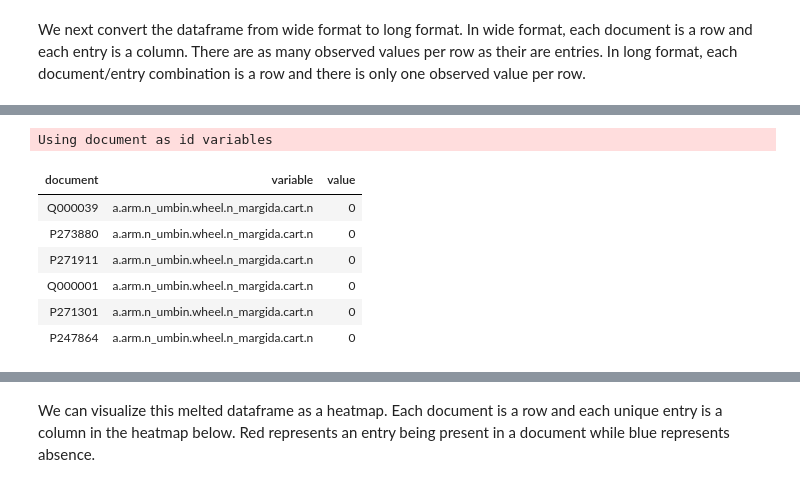
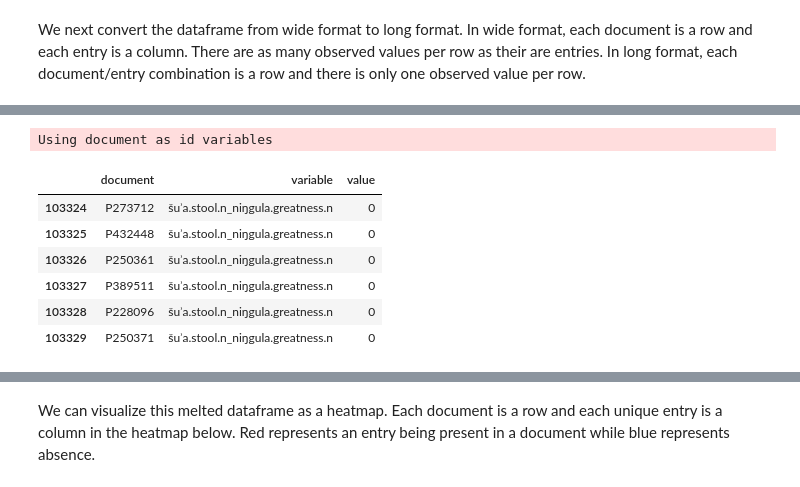
Before and after one commit to ErinBecker/digital-humanities-phylogenetics, a Jupyter notebook: scripts/05_analyze_DTM_R.ipynb, the cells around one changed output, grey strips where cells are left out. Saved outputs shown, nothing was run; the diff lists cells and outputs as text; code cells hidden in the pictures.

```diff
--- a/scripts/05_analyze_DTM_R.ipynb
+++ b/scripts/05_analyze_DTM_R.ipynb
@@ -387,3 +383,7 @@ dim(dtm_df)
 [1]  139 2403
 # %% [markdown]
 Our next step is to compare this presence/absence distribution of entries across documents to understand which documents are most similar to one another at the entry level. First we will perform a few clean-up steps to get the data into the correct format to build a distance matrix.
+# %%
+# add back in num_entries column
+dtm_df$num_entries = rowSums(dtm_df[1:cols_to_sum])
+head(dtm_df["num_entries"])
@@ -389,0 +398,6 @@ Our next step is to compare this presence/absence distribution of entries across
+# %%
+# include only texts with at least 10 entries
+# to see if the patterns make sense before adding shorter texts
+
+dtm_df = dtm_df[which(dtm_df$num_entries >= 10),]
+dim(dtm_df)
@@ -401,12 +431,12 @@ We next convert the dataframe from wide format to long format. In wide format, e
 # %%
 melted_dtm_df = melt(dtm_df)
-head(melted_dtm_df)
+tail(melted_dtm_df)
 # %% [output]
 Using document as id variables
-| document | variable | value |
-| Q000039 | a.arm.n_umbin.wheel.n_margida.cart.n | 0 |
-| P273880 | a.arm.n_umbin.wheel.n_margida.cart.n | 0 |
-| P271911 | a.arm.n_umbin.wheel.n_margida.cart.n | 0 |
-| Q000001 | a.arm.n_umbin.wheel.n_margida.cart.n | 0 |
-| P271301 | a.arm.n_umbin.wheel.n_margida.cart.n | 0 |
-| P247864 | a.arm.n_umbin.wheel.n_margida.cart.n | 0 |
+|  | document | variable | value |
+| 103324 | P273712 | šuʾa.stool.n_niŋgula.greatness.n | 0 |
+| 103325 | P432448 | šuʾa.stool.n_niŋgula.greatness.n | 0 |
+| 103326 | P250361 | šuʾa.stool.n_niŋgula.greatness.n | 0 |
+| 103327 | P389511 | šuʾa.stool.n_niŋgula.greatness.n | 0 |
+| 103328 | P228096 | šuʾa.stool.n_niŋgula.greatness.n | 0 |
+| 103329 | P250371 | šuʾa.stool.n_niŋgula.greatness.n | 0 |
```
Also changed, not shown: parts of 31 cells of this notebook, 3 other files.
